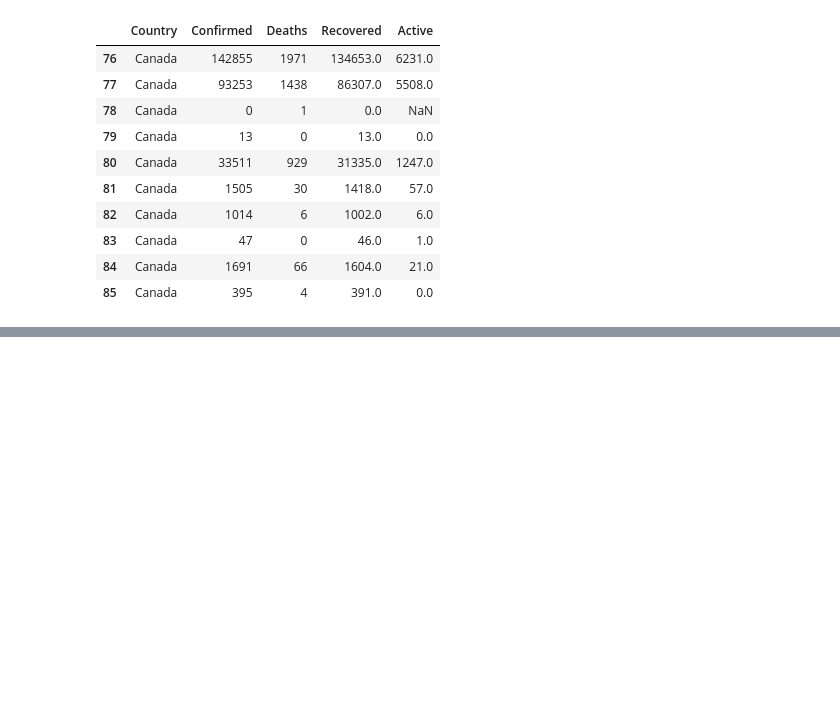
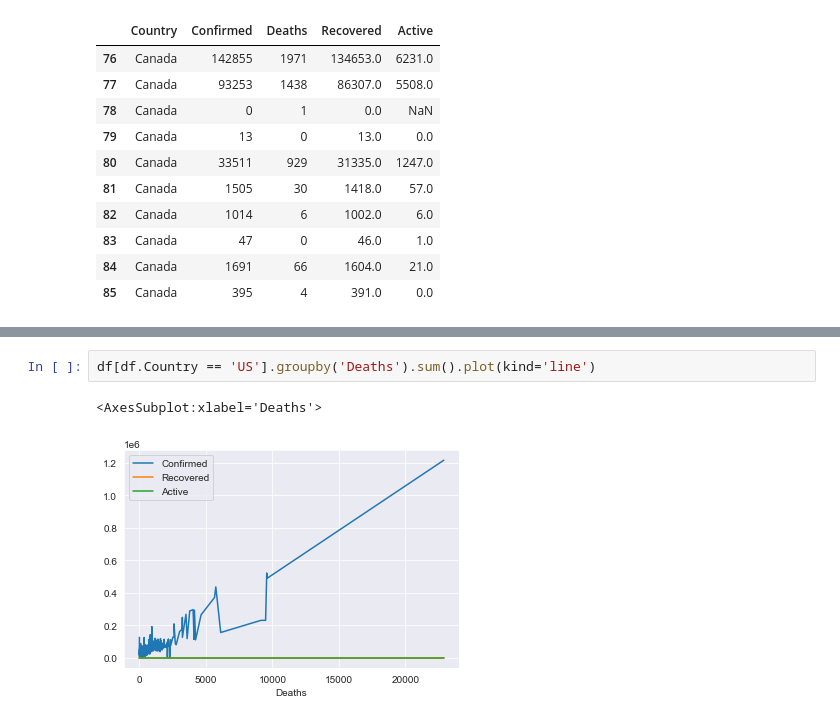
Before and after one commit to roblivesinottawa/analysis-covid-python, a Jupyter notebook: analysis-covid-python-workspace/notebooks/2021/03-23-2021.ipynb, the cells around one changed output, grey strips where cells are left out. Cells and saved outputs as stored; diff of their text form; blank space fills up the shorter version.

```diff
--- a/analysis-covid-python-workspace/notebooks/2021/03-23-2021.ipynb
+++ b/analysis-covid-python-workspace/notebooks/2021/03-23-2021.ipynb
@@ -124,0 +130,5 @@ df[df.Country == 'Canada'].head(10)
+# %%
+df[df.Country == 'US'].groupby('Deaths').sum().plot(kind='line')
+# %% [output]
+<AxesSubplot:xlabel='Deaths'>
+[figure, added]
```
Also changed, not shown: parts of 25 cells of this notebook.
